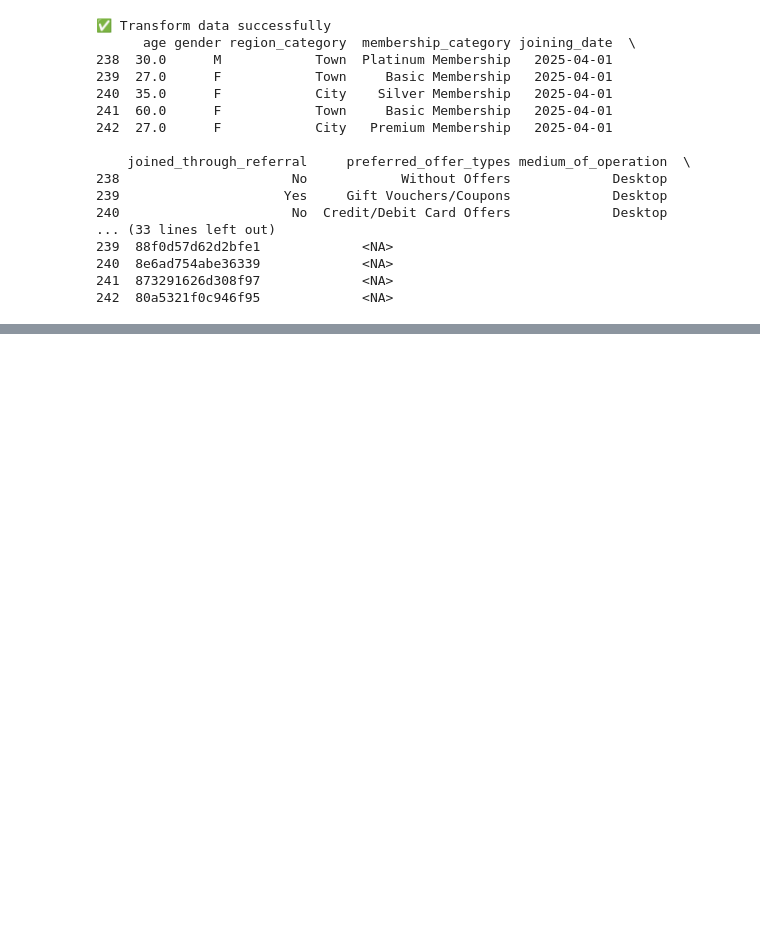
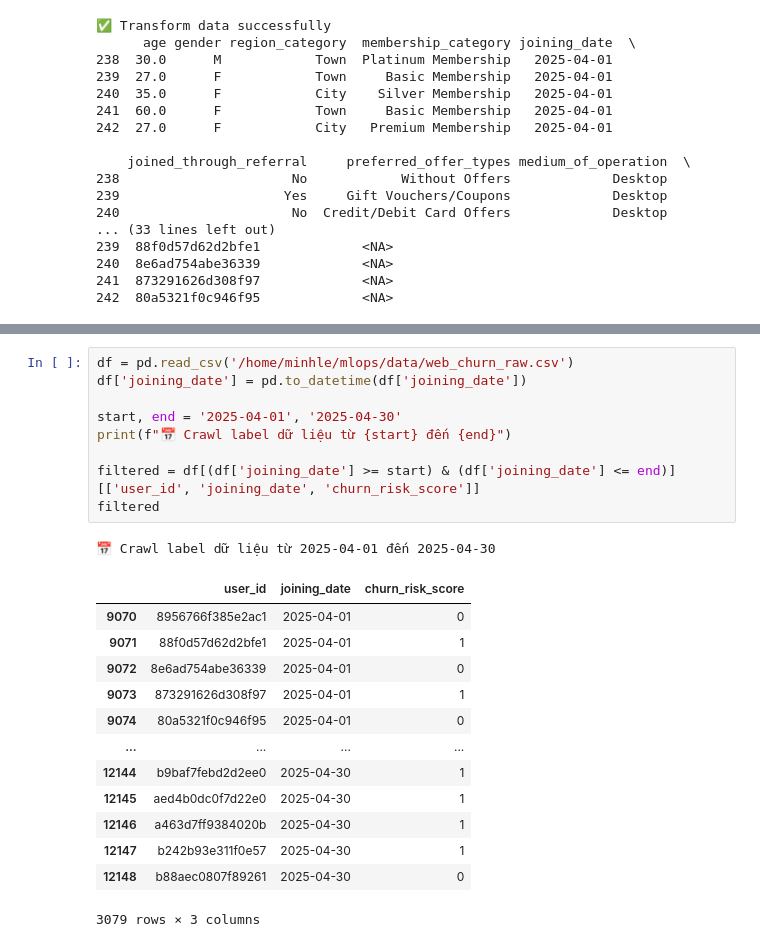
Before and after one commit to MintLee1234/mlops, a Jupyter notebook: Untitled-1.ipynb, the cells around one changed output, grey strips where cells are left out. Cells and saved outputs as stored; diff of their text form; blank space fills up the shorter version.

```diff
--- a/Untitled-1.ipynb
+++ b/Untitled-1.ipynb
@@ -318,0 +404,24 @@ pg.list_tables()
+# %%
+df = pd.read_csv('/home/minhle/mlops/data/web_churn_raw.csv')
+df['joining_date'] = pd.to_datetime(df['joining_date'])
+
+start, end = '2025-04-01', '2025-04-30'
+print(f"📅 Crawl label dữ liệu từ {start} đến {end}")
+
+filtered = df[(df['joining_date'] >= start) & (df['joining_date'] <= end)][['user_id', 'joining_date', 'churn_risk_score']]
+filtered
+# %% [output]
+📅 Crawl label dữ liệu từ 2025-04-01 đến 2025-04-30
+|  | user_id | joining_date | churn_risk_score |
+| 9070 | 8956766f385e2ac1 | 2025-04-01 | 0 |
+| 9071 | 88f0d57d62d2bfe1 | 2025-04-01 | 1 |
+| 9072 | 8e6ad754abe36339 | 2025-04-01 | 0 |
+| 9073 | 873291626d308f97 | 2025-04-01 | 1 |
+| 9074 | 80a5321f0c946f95 | 2025-04-01 | 0 |
+| ... | ... | ... | ... |
+| 12144 | b9baf7febd2d2ee0 | 2025-04-30 | 1 |
+| 12145 | aed4b0dc0f7d22e0 | 2025-04-30 | 1 |
+| 12146 | a463d7ff9384020b | 2025-04-30 | 1 |
+| 12147 | b242b93e311f0e57 | 2025-04-30 | 1 |
+| 12148 | b88aec0807f89261 | 2025-04-30 | 0 |
+3079 rows × 3 columns
```
Also changed, not shown: parts of 16 cells of this notebook, 51 other files.
